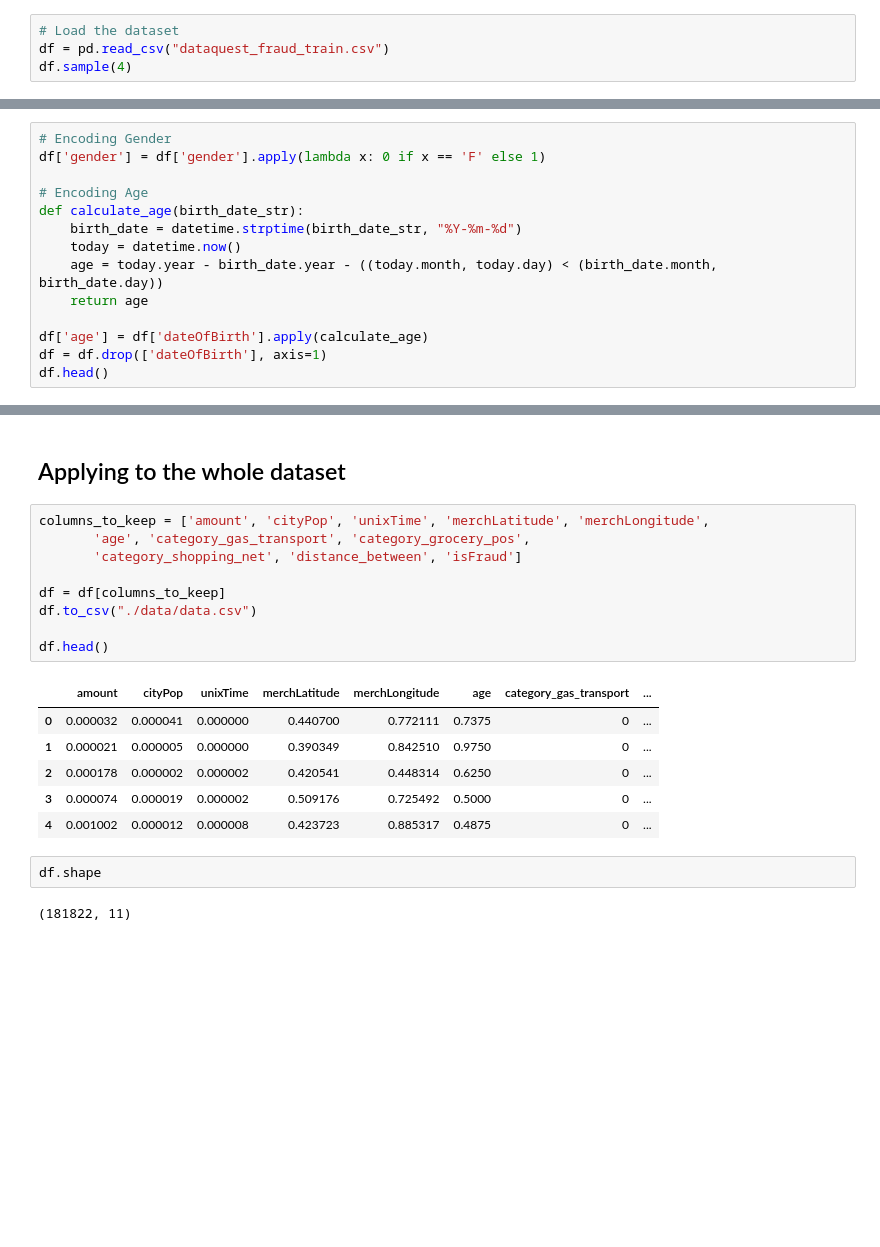
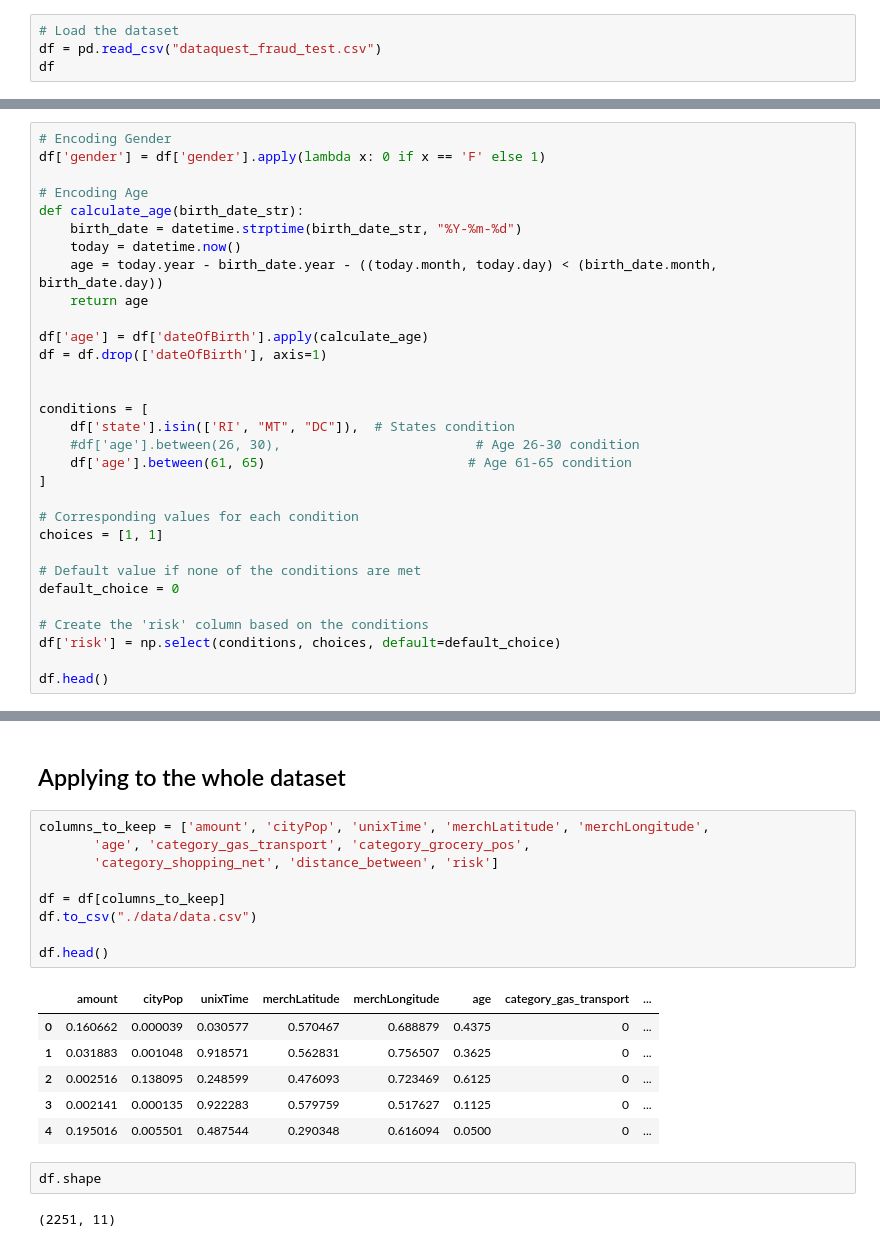
Before and after one commit to ethan-rng/dataquest, a Jupyter notebook: dataset.ipynb, the cells around one changed output, grey strips where cells are left out. Drawn from its saved outputs; the diff is of its cells as text; blank space fills up the shorter version.

```diff
--- a/dataset.ipynb
+++ b/dataset.ipynb
@@ -12,7 +12,7 @@ import json
 # 1. DIVIDING DA DATASET
 # %%
 # Load the dataset
-df = pd.read_csv("dataquest_fraud_train.csv")
-df.sample(4)
+df = pd.read_csv("dataquest_fraud_test.csv")
+df
 # %% [output]
 |  | transDate | creditCardNum | business | category | amount | firstName | lastName | gender | street | city | ... |
@@ -63,6 +70,23 @@ def calculate_age(birth_date_str):
 
 df['age'] = df['dateOfBirth'].apply(calculate_age)
 df = df.drop(['dateOfBirth'], axis=1)
+
+
+conditions = [
+    df['state'].isin(['RI', "MT", "DC"]),  # States condition
+    #df['age'].between(26, 30),                         # Age 26-30 condition
+    df['age'].between(61, 65)                          # Age 61-65 condition
+]
+
+# Corresponding values for each condition
+choices = [1, 1]
+
+# Default value if none of the conditions are met
+default_choice = 0
+
+# Create the 'risk' column based on the conditions
+df['risk'] = np.select(conditions, choices, default=default_choice)
+
 df.head()
 # %% [output]
 |  | business | category | amount | gender | city | state | zip | latitude | longitude | cityPop | ... |
@@ -328,20 +404,20 @@ y_under_test.to_csv("./data/y_test.csv")
 # %%
 columns_to_keep = ['amount', 'cityPop', 'unixTime', 'merchLatitude', 'merchLongitude',
        'age', 'category_gas_transport', 'category_grocery_pos',
-       'category_shopping_net', 'distance_between', 'isFraud']
+       'category_shopping_net', 'distance_between', 'risk']
 
 df = df[columns_to_keep]
 df.to_csv("./data/data.csv")
 
 df.head()
 # %% [output]
 |  | amount | cityPop | unixTime | merchLatitude | merchLongitude | age | category_gas_transport | ... |
-| 0 | 0.000032 | 0.000041 | 0.000000 | 0.440700 | 0.772111 | 0.7375 | 0 | ... |
-| 1 | 0.000021 | 0.000005 | 0.000000 | 0.390349 | 0.842510 | 0.9750 | 0 | ... |
-| 2 | 0.000178 | 0.000002 | 0.000002 | 0.420541 | 0.448314 | 0.6250 | 0 | ... |
-| 3 | 0.000074 | 0.000019 | 0.000002 | 0.509176 | 0.725492 | 0.5000 | 0 | ... |
-| 4 | 0.001002 | 0.000012 | 0.000008 | 0.423723 | 0.885317 | 0.4875 | 0 | ... |
+| 0 | 0.160662 | 0.000039 | 0.030577 | 0.570467 | 0.688879 | 0.4375 | 0 | ... |
+| 1 | 0.031883 | 0.001048 | 0.918571 | 0.562831 | 0.756507 | 0.3625 | 0 | ... |
+| 2 | 0.002516 | 0.138095 | 0.248599 | 0.476093 | 0.723469 | 0.6125 | 0 | ... |
+| 3 | 0.002141 | 0.000135 | 0.922283 | 0.579759 | 0.517627 | 0.1125 | 0 | ... |
+| 4 | 0.195016 | 0.005501 | 0.487544 | 0.290348 | 0.616094 | 0.0500 | 0 | ... |
 # %%
 df.shape
 # %% [output]
-(181822, 11)
+(2251, 11)
```
Also changed, not shown: parts of 18 cells of this notebook, 7 other files.
